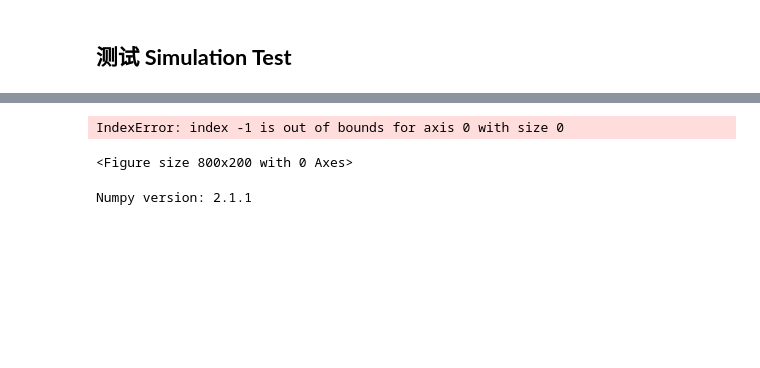
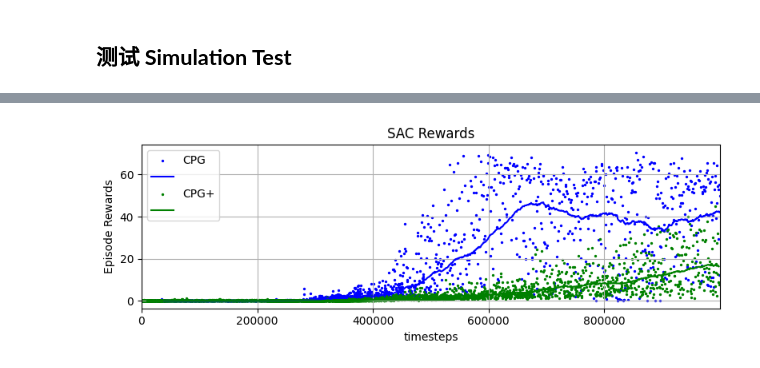
Before and after one commit to MATH-286-Pro/EPFL-MICRO-507-Legged-Robot-Project-2, a Jupyter notebook: test.ipynb, the cells around one changed output, grey strips where cells are left out. Saved outputs shown, nothing was run; the diff lists cells and outputs as text; code cells hidden in the pictures; blank space fills up the shorter version.

```diff
--- a/test.ipynb
+++ b/test.ipynb
@@ -105,28 +119,29 @@ test.load_plots()        # plot rewards in "0.monitor.csv"
-# %%
-# load_sb3.py Simplification
-from tools.test import QuadrupedSimulation
-
-# 配置 Settings
-
-test = QuadrupedSimulation(algorithm="SAC",    # algorithm: "SAC", "PPO"
-                           log_dir="./logs/intermediate_models/2501011544_diy_SAC_NoNoise_FLAT_CoLab_new")
-
-test.set_env_config(render                 = True,
-                    motor_control_mode     = "CPG",
-                    task_env               = "FWD_LOCOMOTION", #"FWD_LOCOMOTION", "FLAGRUN" , "LR_COURSE_TASK"
-                    observation_space_mode = "LR_COURSE_OBS",
-                    terrain                = None, #"SLOPES", #"RANDOM",  #None,
-                    add_noise              = False, #True,
-                    record_video           = False,
-                    )
-
-test.load_plots()        # plot rewards in "0.monitor.csv"
-# test.load_and_run()      # run simulation
-# %% [output]
-IndexError: index -1 is out of bounds for axis 0 with size 0
-<Figure size 800x200 with 0 Axes>
-# %%
-import numpy as np
-print("Numpy version:", np.__version__)
-# %% [output]
-Numpy version: 2.1.1
+# %%
+# 画图测试
+from utils.utils import plot_results, plot_results_comparison
+
+DEFAULT_PATH = "./logs/intermediate_models/"
+# plot_results([DEFAULT_PATH + "2411101145_pd_SAC_NoNoise_FLAT_Local_new"],
+#              10e10,
+#              "timesteps",
+#              "SAC ")
+
+plot_results_comparison([DEFAULT_PATH + "2411101145_pd_SAC_NoNoise_FLAT_Local_new"],
+                        [DEFAULT_PATH + "2412312056_diy_SAC_NoNoise_FLAT_new_Local"],
+                        'CPG',
+                        'CPG+',
+                        10e10,
+                        "timesteps",
+                        "SAC ",
+                        height = 3,)
+
+
+# plot_results_comparison([DEFAULT_PATH + "2411101145_pd_SAC_NoNoise_FLAT_Local_new"],
+#                         [DEFAULT_PATH + "112824153313_cpg_SAC_FWD_760k"],
+#                         'PD',
+#                         'CPG',
+#                         10e10,
+#                         "timesteps",
+#                         "SAC ")
+# %% [output]
+[figure, added]
```
Also changed, not shown: parts of 4 cells of this notebook, 5 other files.
